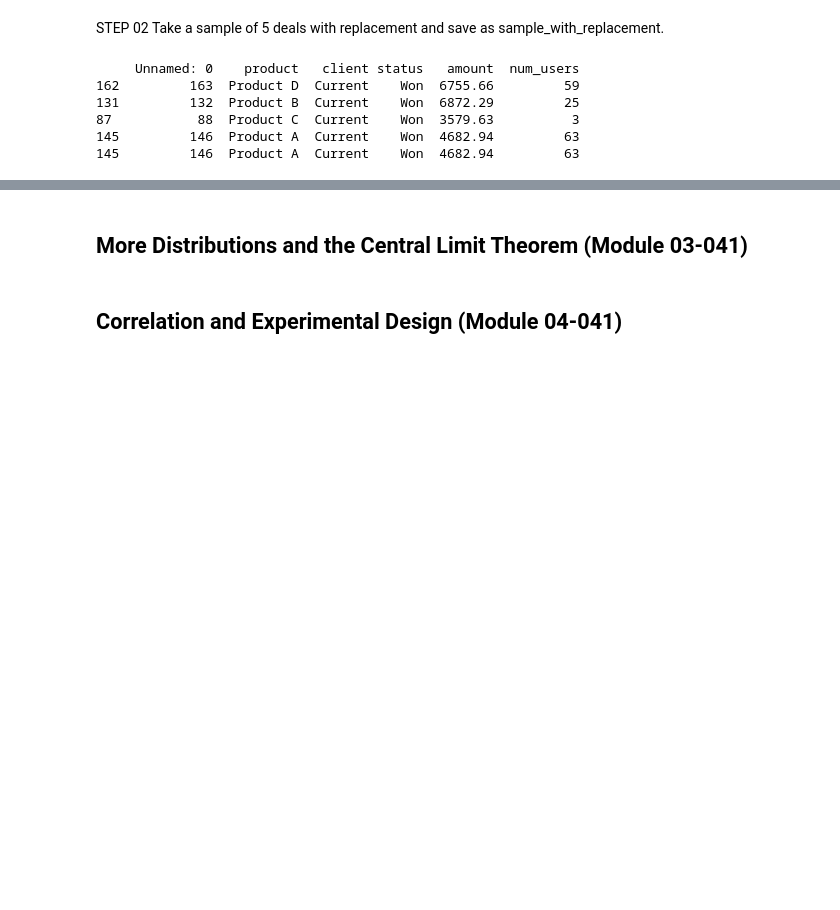
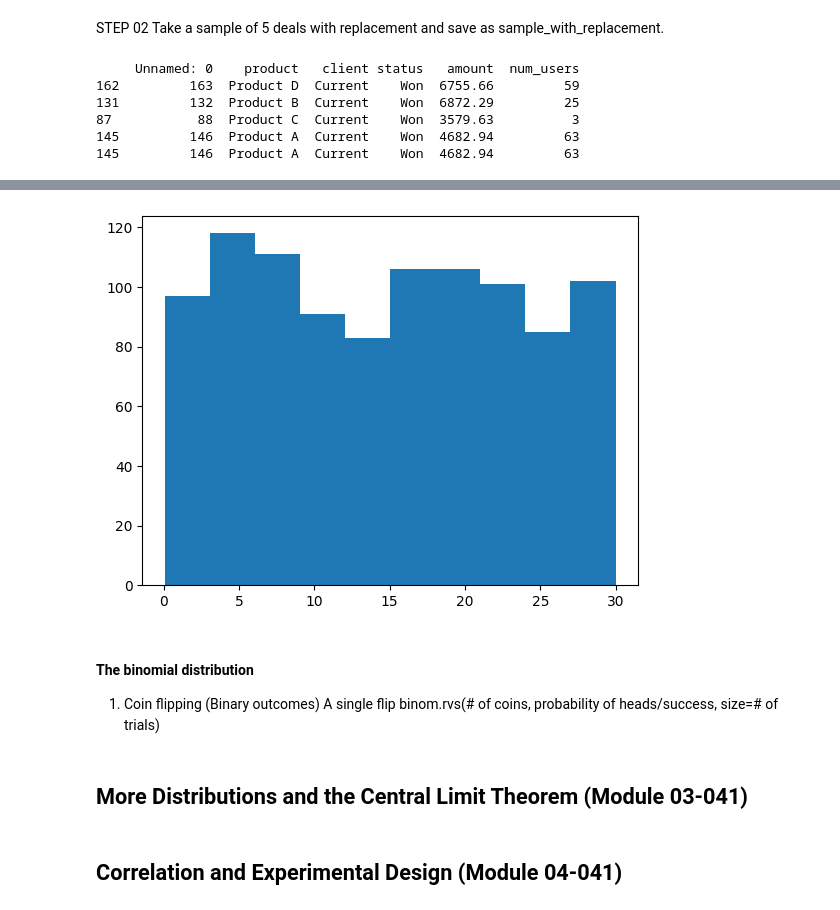
Before and after one commit to mcabas/Datacamp_Notebook, a Jupyter notebook: DataCamp.Course_041_Introduction to Statistics in Python.ipynb, the cells around one changed output, grey strips where cells are left out. Saved outputs shown, nothing was run; the diff lists cells and outputs as text; code cells hidden in the pictures; blank space fills up the shorter version.

```diff
--- a/DataCamp.Course_041_Introduction to Statistics in Python.ipynb
+++ b/DataCamp.Course_041_Introduction to Statistics in Python.ipynb
@@ -548,3 +753,24 @@ print(sample_with_replacement)
+# %%
+# Set random seed to 334
+np.random.seed(334)
+
+# Import uniform
+from scipy.stats import uniform
+
+# Generate 1000 wait times between 0 and 30 mins
+wait_times = uniform.rvs(0, 30, size=1000)
+
+# Create a histogram of simulated times and show plot
+plt.hist(wait_times)
+plt.show()
+# %% [output]
+[figure, added]
+# %% [markdown]
+#### **The binomial distribution**
+
+1. Coin flipping (Binary outcomes)
+A single flip
+binom.rvs(# of coins, probability of heads/success, size=# of trials)
 # %% [markdown]
 ## **More Distributions and the Central Limit Theorem  (Module 03-041)**
 # %% [markdown]
```
Also changed, not shown: parts of 14 cells of this notebook.
